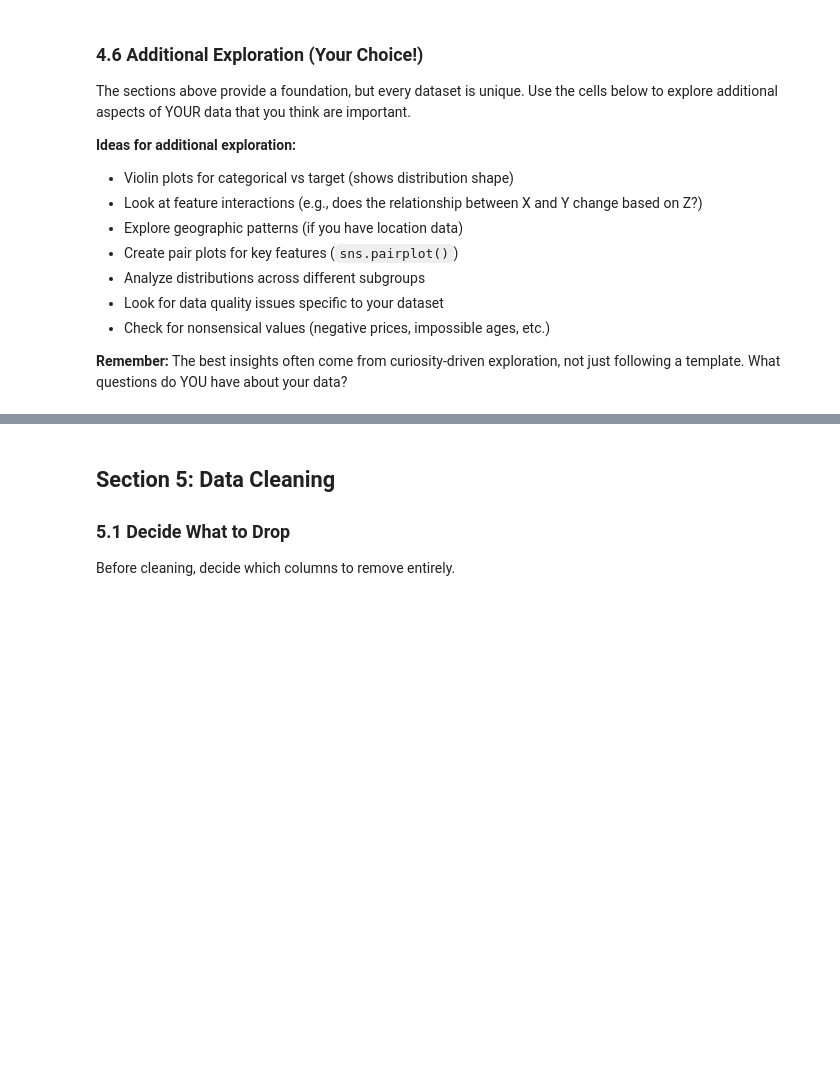
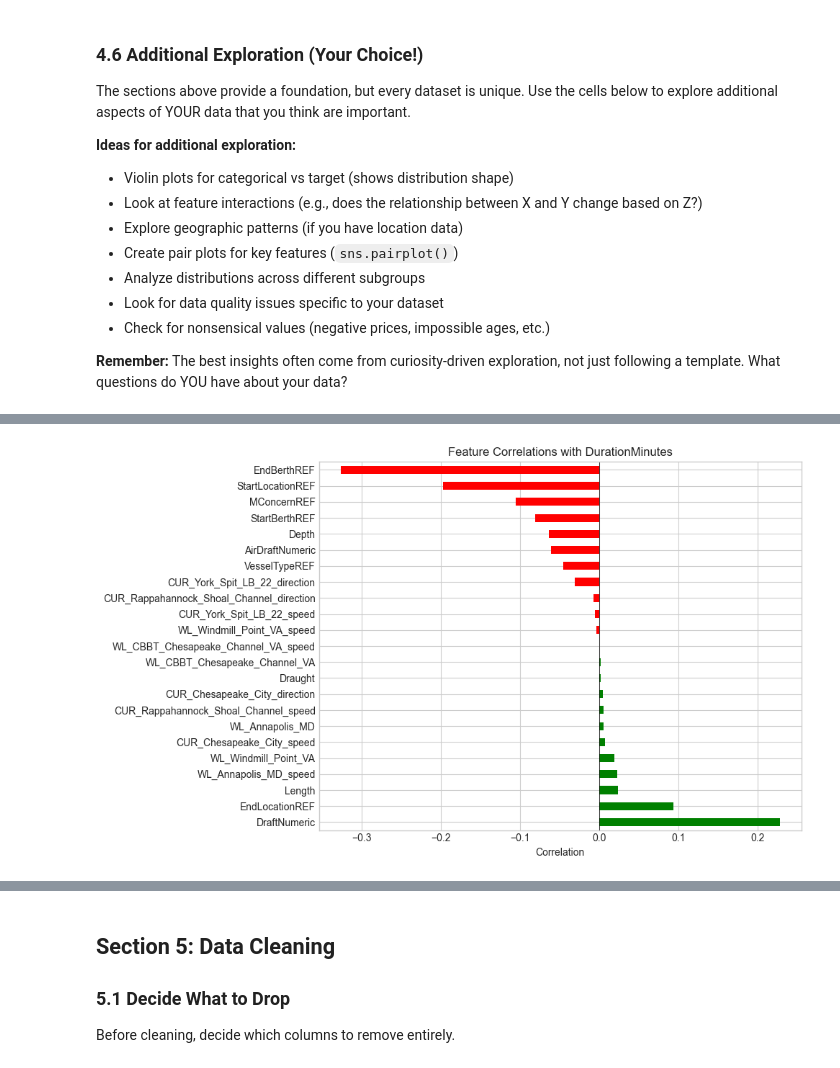
Before and after one commit to fsa-aiml-2511/individual-capstone-ericklanford, a Jupyter notebook: notebooks/01_problem_statement_and_eda.ipynb, the cells around one changed output, grey strips where cells are left out. Cells and saved outputs as stored; diff of their text form; code cells hidden in the pictures; blank space fills up the shorter version.

```diff
--- a/notebooks/01_problem_statement_and_eda.ipynb
+++ b/notebooks/01_problem_statement_and_eda.ipynb
@@ -687,3 +693,14 @@ The sections above provide a foundation, but every dataset is unique. Use the ce
 # %%
 # YOUR ADDITIONAL EDA CODE HERE
 # Add as many cells as you need - don't be limited by this template!
+# Adding Noaa (National Oceanic and Atmospheric Administration) data
+
+df_noaa_water_levels = pd.read_csv('../data/raw/noaa_water_levels_2024.csv', parse_dates=['t'])
+df_noaa_currents = pd.read_csv('../data/raw/noaa_currents_2024.csv', parse_dates=['t'])
+
+# create a copy of the original data
+df_with_noaa = df.copy()
+
+#
+df_with_noaa["StartDateUTC"] = pd.to_datetime(df_with_noaa["StartDate"], utc=True)
+df_with_noaa = df_with_noaa.sort_values("StartDateUTC")
@@ -710,0 +842,13 @@ The sections above provide a foundation, but every dataset is unique. Use the ce
+# %%
+target_correlations = correlation_matrix[TARGET].drop(labels=[TARGET]).sort_values(ascending=False)
+# Visualize correlations with target
+plt.figure(figsize=(10, 6))
+colors = ['green' if c > 0 else 'red' for c in target_correlations]
+target_correlations.plot(kind='barh', color=colors)
+plt.xlabel('Correlation')
+plt.title(f'Feature Correlations with {TARGET}')
+plt.axvline(x=0, color='black', linestyle='-', linewidth=0.5)
+plt.tight_layout()
+plt.show()
+# %% [output]
+[figure, added]
```
Also changed, not shown: parts of 56 cells of this notebook, 2 other files.
